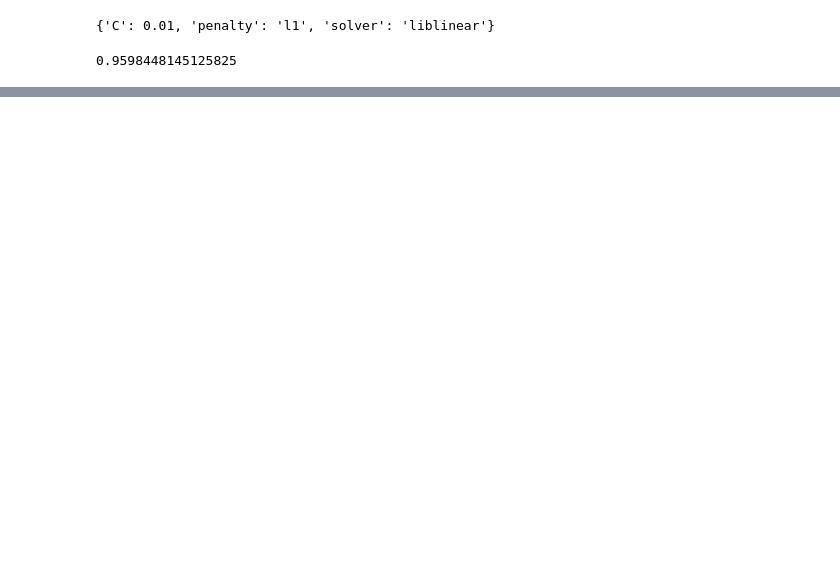
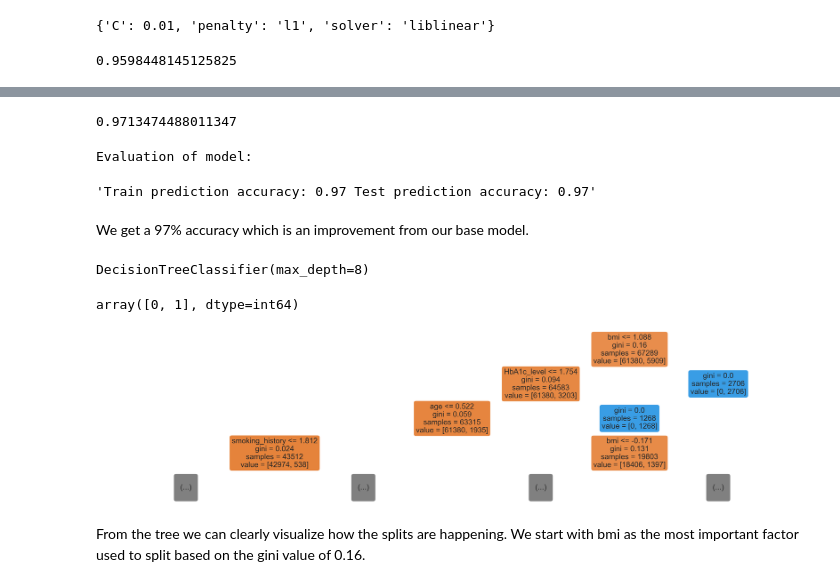
Before and after one commit to MosesMusyoki/Diabetes_Analysis_phase3, a Jupyter notebook: index.ipynb, the cells around one changed output, grey strips where cells are left out. Drawn from its saved outputs; the diff is of its cells as text; code cells hidden in the pictures; blank space fills up the shorter version.

Commit message:
done modelling

```diff
--- a/index.ipynb
+++ b/index.ipynb
@@ -741,0 +761,13 @@ Evaluation of model after tuning parameters
+# %%
+dtc = DecisionTreeClassifier()
+
+parameters = {
+    'criterion':['gini','entropy'],
+    'max_depth':range(2,10,1),
+    'min_samples_leaf':range(1,5,1),
+    'min_samples_split':range(2,5,1),
+    #'splitter':['best','random']
+}
+
+grid_search_dt = GridSearchCV(dtc, parameters, cv=5, n_jobs=-1, verbose=1)
+grid_search_dt.fit(X_train, y_train)
@@ -741,0 +795,32 @@ Evaluation of model after tuning parameters
+# %%
+grid_search_dt.best_score_
+# %% [output]
+0.9713474488011347
+# %%
+dt_tuned = train_and_evaluate(DecisionTreeClassifier, criterion = 'gini', max_depth = 8, min_samples_leaf = 1,
+                              min_samples_split = 2)
+dt_tuned
+# %% [output]
+Evaluation of model:
+'Train prediction accuracy: 0.97 Test prediction accuracy: 0.97'
+# %% [markdown]
+We get a 97% accuracy which is an improvement from our base model.
+# %%
+# fit the decision tree manually to plot the tree
+dt = DecisionTreeClassifier(criterion = 'gini', max_depth = 8, min_samples_leaf = 1,
+                              min_samples_split = 2)
+
+dt.fit(X_train, y_train)
+# %% [output]
+DecisionTreeClassifier(max_depth=8)
+# %%
+dt.classes_
+# %% [output]
+array([0, 1], dtype=int64)
+# %%
+plt.figure(figsize=(80, 20))
+plot_tree(dt, feature_names= X.columns, filled= True, rounded= True, max_depth=3);
+# %% [output]
+[figure, added]
+# %% [markdown]
+From the tree we can clearly visualize how the splits are happening. We start with bmi as the most important factor used to split based on the gini value of 0.16.
```
Also changed, not shown: parts of 29 cells of this notebook.
